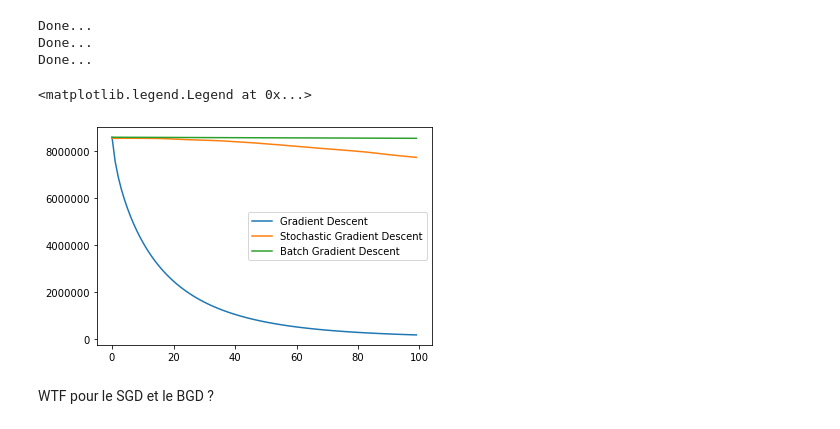
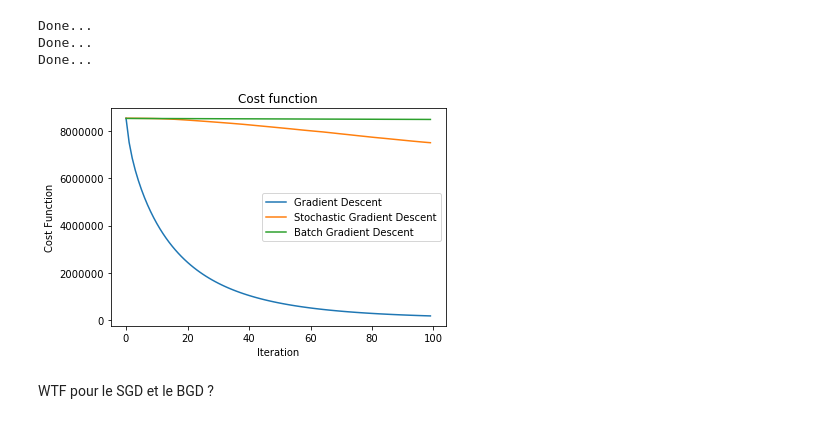
Before and after one commit to minhparis/nlp-gan, a Jupyter notebook: Projet_NLP_LM.ipynb, the cells around one changed output. Saved outputs shown, nothing was run; the diff lists cells and outputs as text; code cells hidden in the pictures.

```diff
--- a/Projet_NLP_LM.ipynb
+++ b/Projet_NLP_LM.ipynb
@@ -140,19 +140,22 @@ niter = 100
 
 W_GD, C_GD = GradientDescent(eta, niter) # GD
 W_SGD, C_SGD = StochasticGradientDescent(eta, niter, 1) # SGD
-W_BGD, C_BsGD = StochasticGradientDescent(eta, niter, 50) # BGD
+W_BGD, C_BGD = StochasticGradientDescent(eta, niter, 50) # BGD
 # %% [output]
 Done...
 Done...
 Done...
 # %%
-plt.plot(C_GD, label="Gradient Descent")
-plt.plot(C_SGD, label="Stochastic Gradient Descent")
-plt.plot(C_MGD, label="Batch Gradient Descent")
+plt.plot(range(niter), C_GD, label="Gradient Descent")
+plt.plot(range(niter), C_SGD, label="Stochastic Gradient Descent")
+plt.plot(range(niter), C_BGD, label="Batch Gradient Descent")
+plt.ylabel('Cost Function')
+plt.xlabel('Iteration')
+plt.title("Cost function")
 plt.legend()
+plt.show()
 # %% [output]
-<matplotlib.legend.Legend at 0x...>
-[figure, old version]
+[figure, new version]
 # %% [markdown]
 WTF pour le SGD et le BGD ?
 # %%
```
Also changed, not shown: parts of 11 cells of this notebook.
